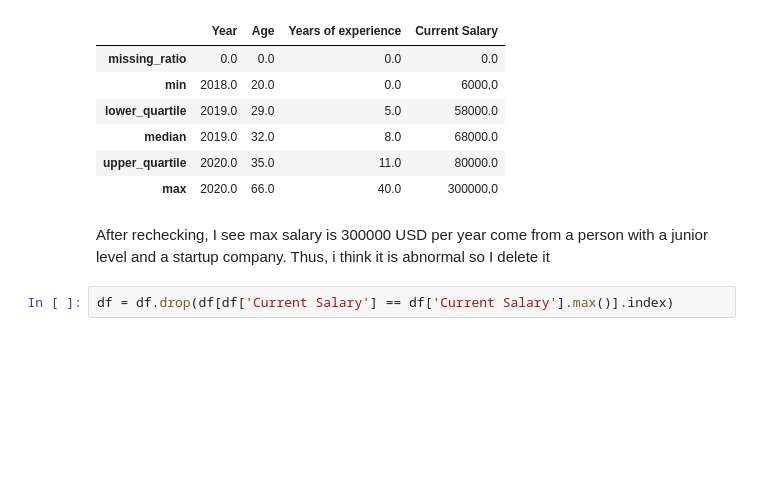
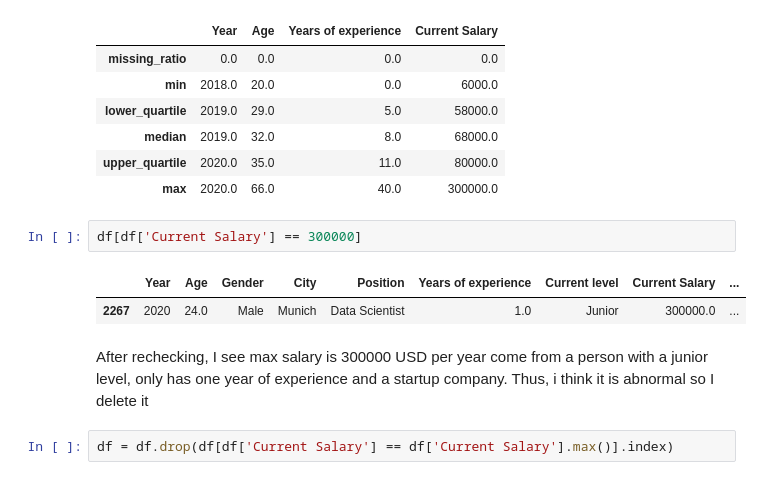
Before and after one commit to Hoangnhan1708/it-salary-analyzing-project, a Jupyter notebook: notebooks/preprocessing.ipynb, the cells around one changed output. Drawn from its saved outputs; the diff is of its cells as text; blank space fills up the shorter version.

```diff
--- a/notebooks/preprocessing.ipynb
+++ b/notebooks/preprocessing.ipynb
@@ -355,8 +355,13 @@ num_col_info_df
 | median | 2019.0 | 32.0 | 8.0 | 68000.0 |
 | upper_quartile | 2020.0 | 35.0 | 11.0 | 80000.0 |
 | max | 2020.0 | 66.0 | 40.0 | 300000.0 |
+# %%
+df[df['Current Salary'] == 300000]
+# %% [output]
+|  | Year | Age | Gender | City | Position | Years of experience | Current level | Current Salary | ... |
+| 2267 | 2020 | 24.0 | Male | Munich | Data Scientist | 1.0 | Junior | 300000.0 | ... |
 # %% [markdown]
-After rechecking, I see max salary is 300000 USD per year come from a person with a junior level and a startup company. Thus, i think it is abnormal so I delete it
+After rechecking, I see max salary is 300000 USD per year come from a person with a junior level, only has one year of experience and a startup company. Thus, i think it is abnormal so I delete it
 # %%
 df = df.drop(df[df['Current Salary'] == df['Current Salary'].max()].index)
 # %% [markdown]
```
